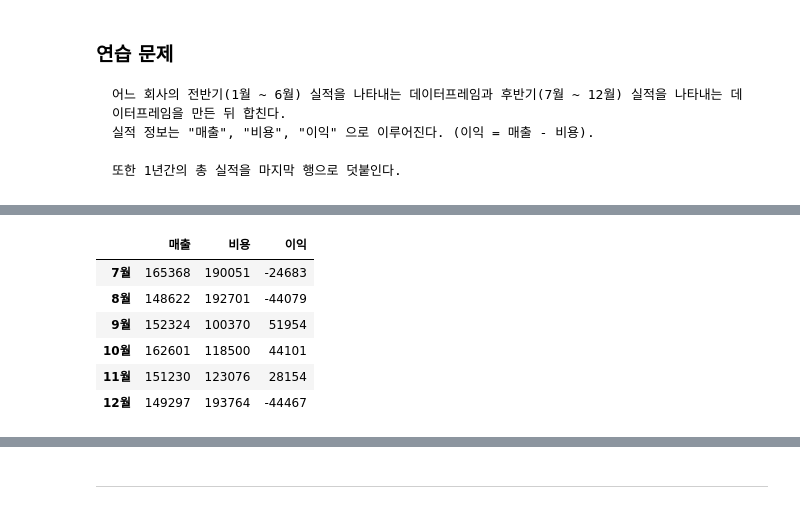
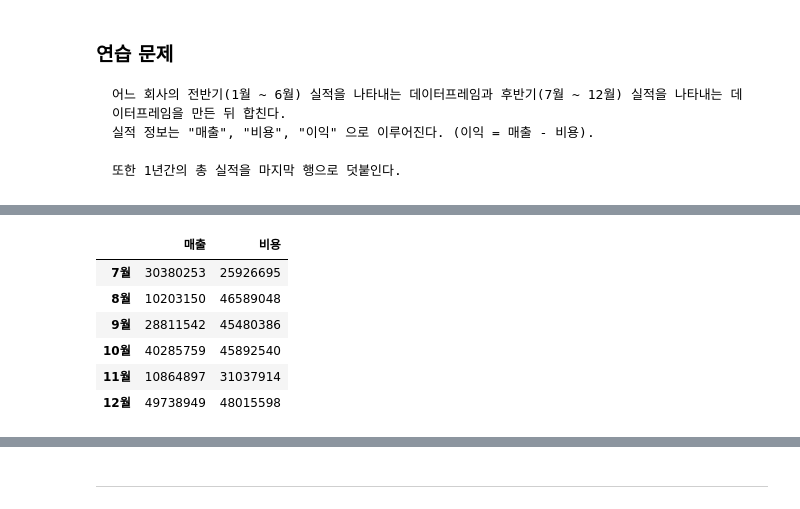
Before and after one commit to 77sanghoon/WASSUP, a Jupyter notebook: 03_Data_Preprocessing/03.06_Pandas 데이터프레임 합성.ipynb, the cells around one changed output, grey strips where cells are left out. Saved outputs shown, nothing was run; the diff lists cells and outputs as text; code cells hidden in the pictures.

```diff
--- a/03_Data_Preprocessing/03.06_Pandas 데이터프레임 합성.ipynb
+++ b/03_Data_Preprocessing/03.06_Pandas 데이터프레임 합성.ipynb
@@ -503,16 +548,13 @@ import pandas as pd
 # %%
-후반기 = pd.DataFrame(
-    np.random.randint(100000, 200000, size=(6,2)),
-    columns=['매출', '비용'],
-    index=['7월','8월','9월','10월','11월','12월']
-)
-후반기['이익'] = 후반기['매출'] - 후반기['비용']
+후반기 = pd.DataFrame(np.random.randint(10000000, 50000000, size = (6, 2)),
+                  columns = ['매출', '비용'],
+                  index = ['7월', '8월', '9월', '10월', '11월', '12월'])
 후반기
 # %% [output]
-|  | 매출 | 비용 | 이익 |
-| 7월 | 165368 | 190051 | -24683 |
-| 8월 | 148622 | 192701 | -44079 |
-| 9월 | 152324 | 100370 | 51954 |
-| 10월 | 162601 | 118500 | 44101 |
-| 11월 | 151230 | 123076 | 28154 |
-| 12월 | 149297 | 193764 | -44467 |
+|  | 매출 | 비용 |
+| 7월 | 30380253 | 25926695 |
+| 8월 | 10203150 | 46589048 |
+| 9월 | 28811542 | 45480386 |
+| 10월 | 40285759 | 45892540 |
+| 11월 | 10864897 | 31037914 |
+| 12월 | 49738949 | 48015598 |
```
Also changed, not shown: parts of 15 cells of this notebook, 11 other files.
